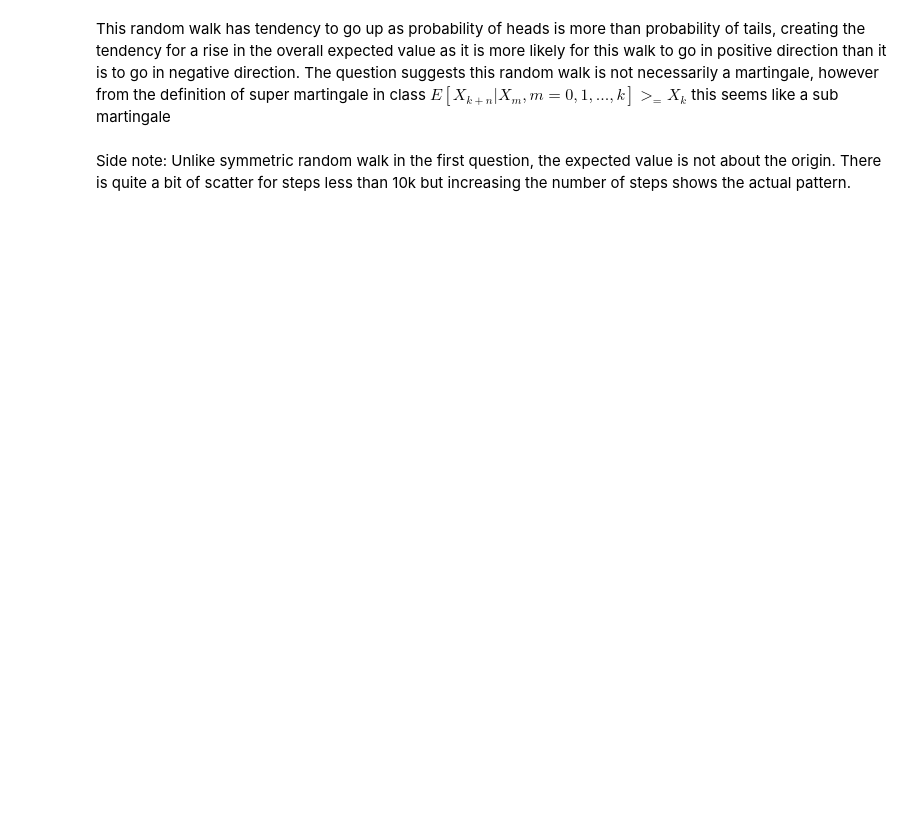
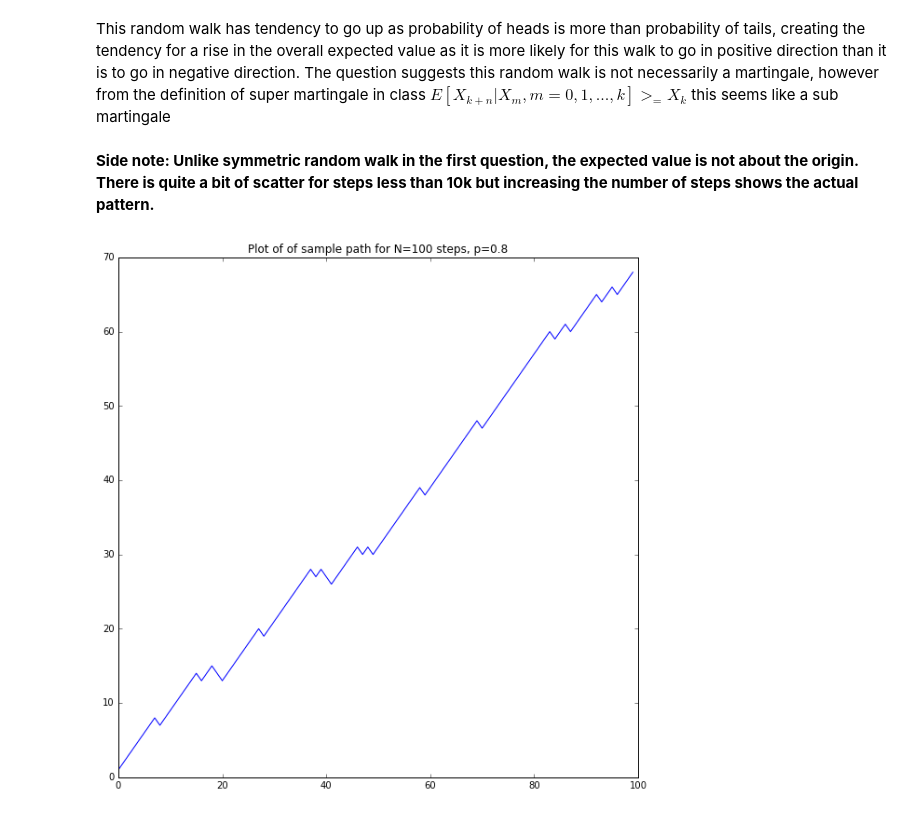
Before and after one commit to arkilic/notebooks, a Jupyter notebook: Non-symmetric walk.ipynb, the cells around one changed output. Saved outputs shown, nothing was run; the diff lists cells and outputs as text; code cells hidden in the pictures; blank space fills up the shorter version.

```diff
--- a/Non-symmetric walk.ipynb
+++ b/Non-symmetric walk.ipynb
@@ -67,11 +67,13 @@ plt.show()
 # %% [markdown]
 This random walk has tendency to go up as probability of heads is more than probability of tails, creating the tendency for a rise in the overall expected value as it is more likely for this walk to go in positive direction than it is to go in negative direction. The question suggests this random walk is not necessarily a martingale, however from the definition of super martingale in class $E[X_{k+n}|{X_m, m=0, 1, ..., k}] >_= X_k$ this seems like a sub martingale
 # %% [markdown]
-Side note: Unlike symmetric random walk in the first question, the expected value is not about the origin. There is quite a bit of scatter for steps less than 10k but increasing the number of steps shows the actual pattern.
+**Side note: Unlike symmetric random walk in the first question, the expected value is not about the origin. There is quite a bit of scatter for steps less than 10k but increasing the number of steps shows the actual pattern.**
 # %%
-res = non_sym_walk(int(1e4), p=0.8)
+res = non_sym_walk(int(1e2), p=0.8)
 fig=plt.figure()
 fig.set_size_inches([10,10])
 plt.plot(res)
-plt.title('Plot of of sample path for N=10000 steps, p=0.8')
+plt.title('Plot of of sample path for N=100 steps, p=0.8')
 plt.show()
+# %% [output]
+[figure, added]
```
Also changed, not shown: parts of 2 cells of this notebook, 1 other file.
